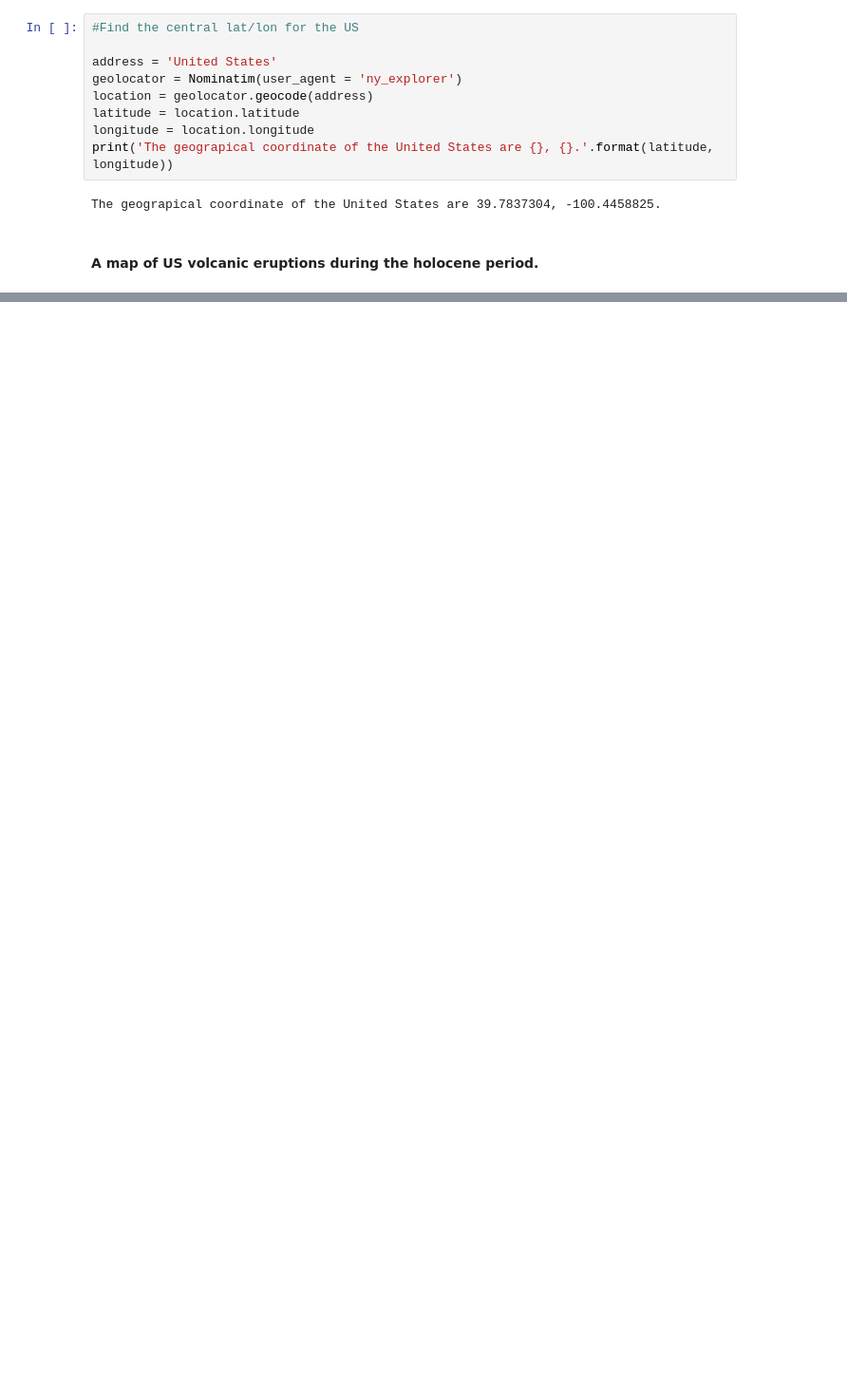
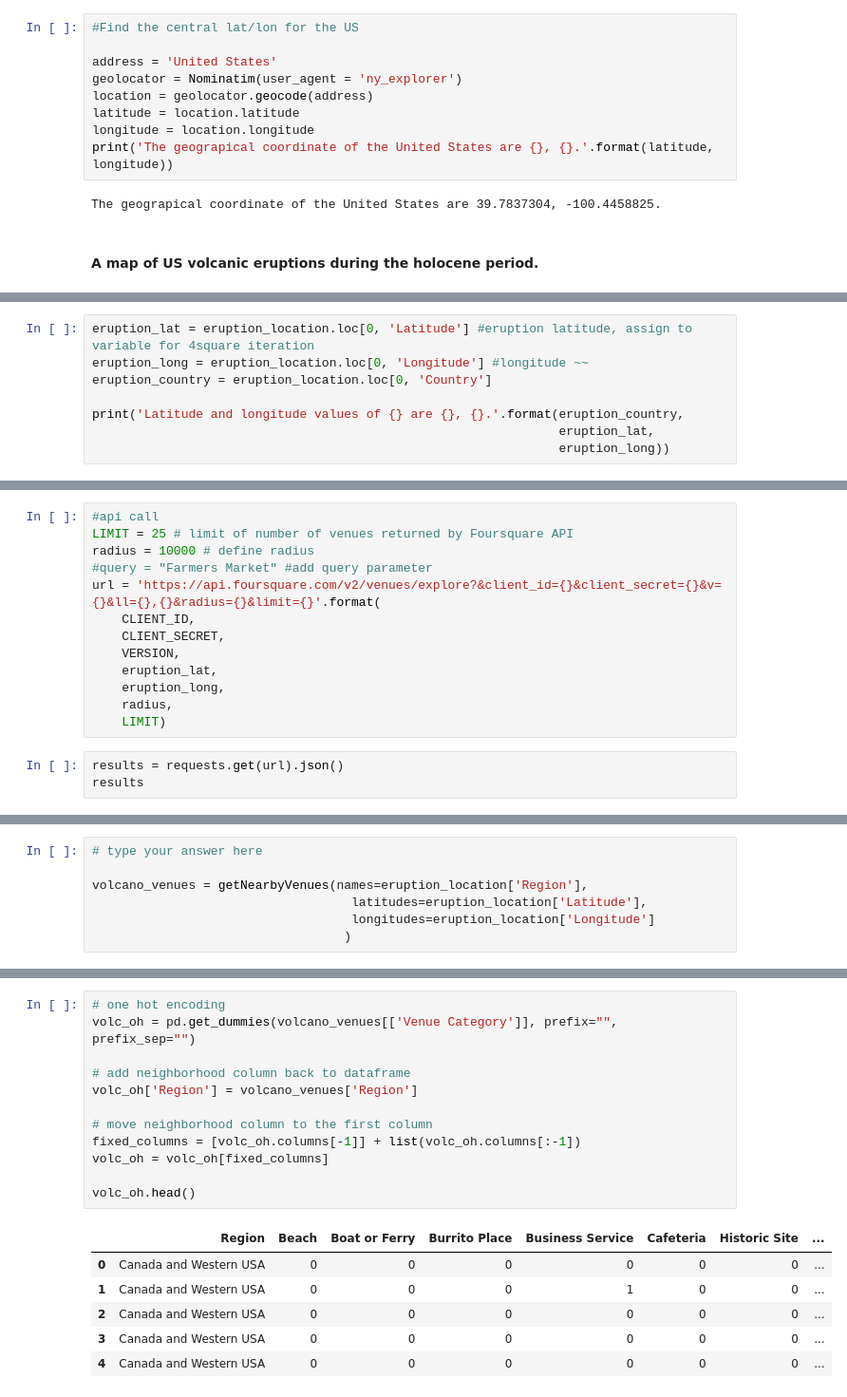
Before and after one commit to teraearlywine/volcanoes, a Jupyter notebook: data/Volcanoes and Farmers Markets.ipynb, the cells around one changed output, grey strips where cells are left out. Shown at 95% size. Drawn from its saved outputs; the diff is of its cells as text; blank space fills up the shorter version.

Commit message:
Volcanoes analysis, pre farmer addition

```diff
--- a/data/Volcanoes and Farmers Markets.ipynb
+++ b/data/Volcanoes and Farmers Markets.ipynb
@@ -72,0 +97,8 @@ volcano_map
+# %%
+eruption_lat = eruption_location.loc[0, 'Latitude'] #eruption latitude, assign to variable for 4square iteration
+eruption_long = eruption_location.loc[0, 'Longitude'] #longitude ~~
+eruption_country = eruption_location.loc[0, 'Country']
+
+print('Latitude and longitude values of {} are {}, {}.'.format(eruption_country,
+                                                               eruption_lat,
+                                                               eruption_long))
@@ -72,0 +109,16 @@ volcano_map
+# %%
+#api call
+LIMIT = 25 # limit of number of venues returned by Foursquare API
+radius = 10000 # define radius
+#query = "Farmers Market" #add query parameter
+url = 'https://api.foursquare.com/v2/venues/explore?&client_id={}&client_secret={}&v={}&ll={},{}&radius={}&limit={}'.format(
+    CLIENT_ID,
+    CLIENT_SECRET,
+    VERSION,
+    eruption_lat,
+    eruption_long,
+    radius,
+    LIMIT)
+# %%
+results = requests.get(url).json()
+results
@@ -72,0 +178,7 @@ volcano_map
+# %%
+# type your answer here
+
+volcano_venues = getNearbyVenues(names=eruption_location['Region'],
+                                   latitudes=eruption_location['Latitude'],
+                                   longitudes=eruption_location['Longitude']
+                                  )
@@ -72,0 +218,19 @@ volcano_map
+# %%
+# one hot encoding
+volc_oh = pd.get_dummies(volcano_venues[['Venue Category']], prefix="", prefix_sep="")
+
+# add neighborhood column back to dataframe
+volc_oh['Region'] = volcano_venues['Region']
+
+# move neighborhood column to the first column
+fixed_columns = [volc_oh.columns[-1]] + list(volc_oh.columns[:-1])
+volc_oh = volc_oh[fixed_columns]
+
+volc_oh.head()
+# %% [output]
+|  | Region | Beach | Boat or Ferry | Burrito Place | Business Service | Cafeteria | Historic Site | ... |
+| 0 | Canada and Western USA | 0 | 0 | 0 | 0 | 0 | 0 | ... |
+| 1 | Canada and Western USA | 0 | 0 | 0 | 1 | 0 | 0 | ... |
+| 2 | Canada and Western USA | 0 | 0 | 0 | 0 | 0 | 0 | ... |
+| 3 | Canada and Western USA | 0 | 0 | 0 | 0 | 0 | 0 | ... |
+| 4 | Canada and Western USA | 0 | 0 | 0 | 0 | 0 | 0 | ... |
```
Also changed, not shown: parts of 21 cells of this notebook.
